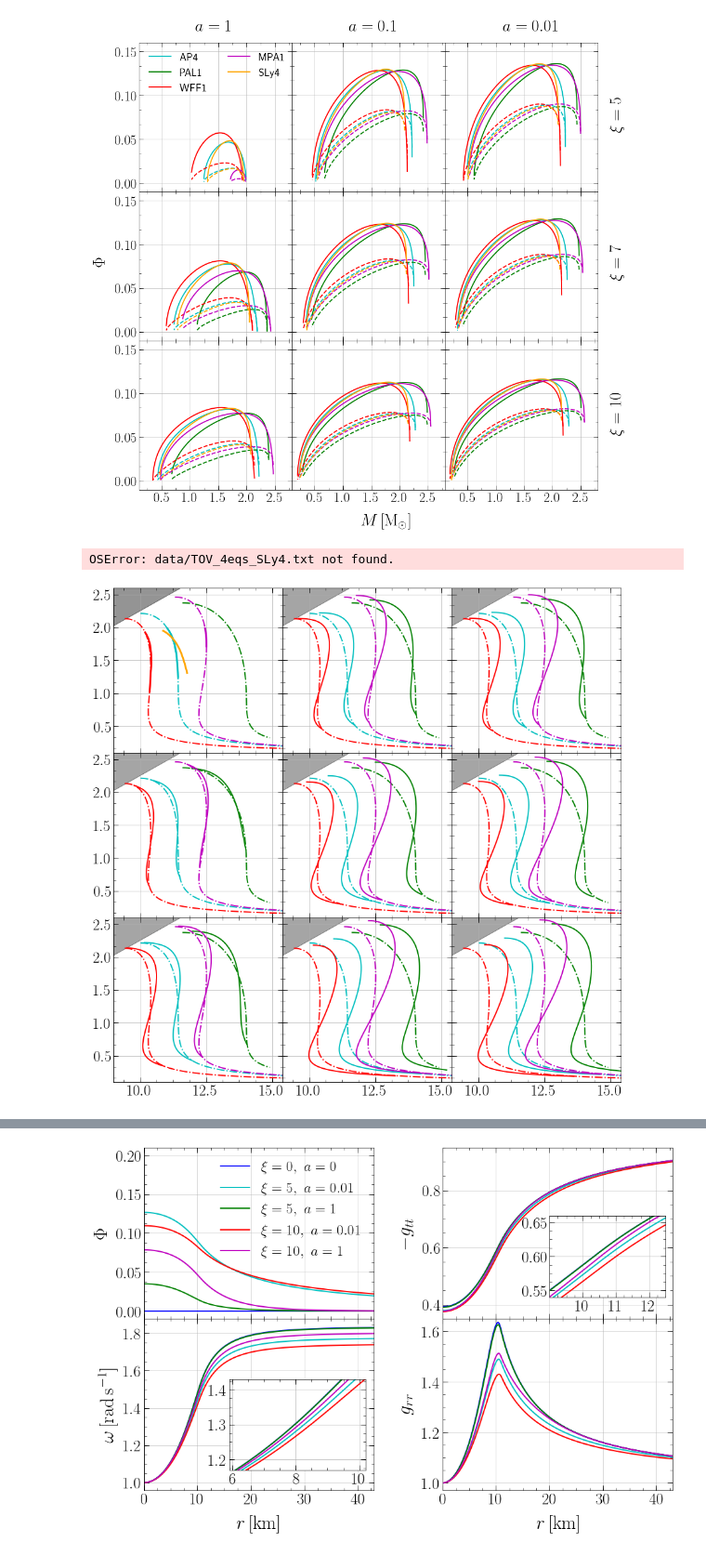
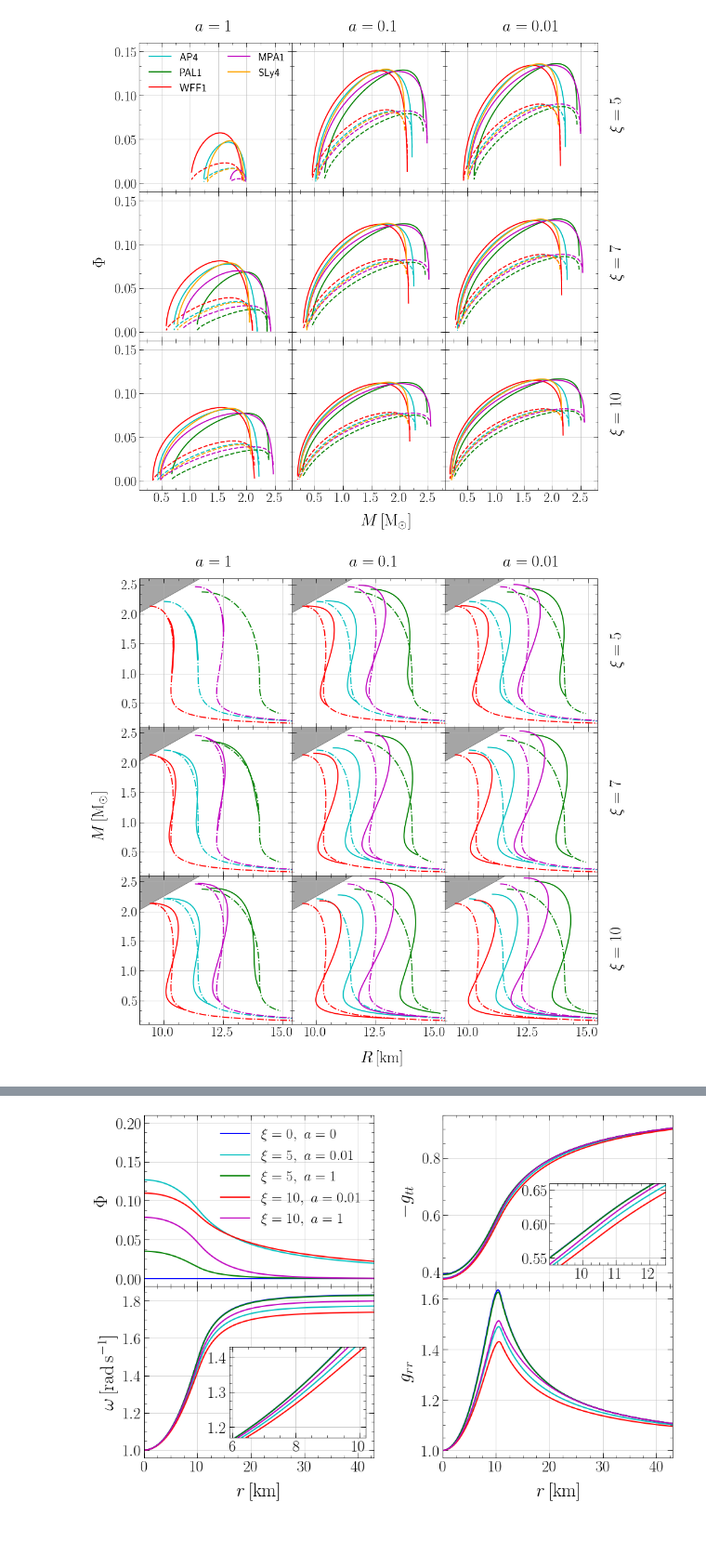
Before and after one commit to GravYong/scalarized_ns, a Jupyter notebook: Plot.ipynb, the cells around one changed output, grey strips where cells are left out. Shown at 93% size. Drawn from its saved outputs; the diff is of its cells as text; code cells hidden in the pictures.

```diff
--- a/Plot.ipynb
+++ b/Plot.ipynb
@@ -107,7 +105,7 @@ plt.savefig("Phi.pdf", format='pdf', bbox_inches="tight")
 # %% [output]
 [figure]
 # %%
-names= ['AP4','PAL1','WFF1','MPA1','SLy4']
+names= ['AP4','PAL1','WFF1','MPA1']
 numbers=['1', '01', '001']
 colors = ['c', 'g', 'r', 'm', 'orange',  'y', 'grey']
 fig, axs = plt.subplots(3, 3,figsize=(15,15),sharex=True, sharey=True)
@@ -167,33 +165,32 @@ for j in range(len(names)):
         axs[1,i].plot(R2[index::-1],M2[index::-1],linewidth=2, color=colors[j],linestyle='-.')
         axs[1,i].grid(alpha=0.8)
 
         data3 = np.genfromtxt('data/'+ names[j]+ '_10_'+numbers[i]+'.txt')
         M1, R1 = data3[:,1]/Ms, data3[:, 3]/10**5
         index=np.where(M1==max(M1))[0][0]
         axs[2,i].plot(R1[index::-1],M1[index::-1],linewidth=2, color=colors[j])
 
         Ra=np.linspace(6,18,100)
         MB=Ra*10**5*c**2/3/G/Ms
         axs[2,i].fill_between(Ra, MB, 2.6,color='black',alpha=0.1)
 #         axs[2,i].plot(Ra,MB, color='black',linewidth=2,alpha=0.6)
         axs[2,i].grid(alpha=0.8)
 
         data31=np.genfromtxt('data/'+'TOV_4eqs_'+ names[j]+ '.txt')
         M2, R2 = data31[:,1]/Ms, data31[:, 3]/10**5
         index=np.where(M2==max(M2))[0][0]
         axs[2,i].plot(R2[index::-1],M2[index::-1],linewidth=2, color=colors[j],linestyle='-.')
 
 
 fig.text(0.06, 0.5, r'$M\,[{\rm M_{\odot}}]$', ha='center', fontsize=30,rotation='vertical')
 fig.text(0.5, 0.06, r'$R\,[\rm km]$' ,fontsize=30)
 fig.text(0.92, 0.77, r'$\xi=5$' ,fontsize=30, rotation='90')
 fig.text(0.92, 0.52, r'$\xi=7$' ,fontsize=30, rotation='90')
 fig.text(0.92, 0.27, r'$\xi=10$' ,fontsize=30, rotation='90')
 fig.text(0.22, 0.9, r'$a=1$' ,fontsize=30)
 fig.text(0.48, 0.9, r'$a=0.1$' ,fontsize=30)
 fig.text(0.74, 0.9, r'$a=0.01$' ,fontsize=30)
 plt.savefig("MR.pdf", format='pdf', bbox_inches="tight")
 # %% [output]
-OSError: data/TOV_4eqs_SLy4.txt not found.
-[figure, old version]
+[figure, new version]
 # %%
```
Also changed, not shown: parts of 2 cells of this notebook.
